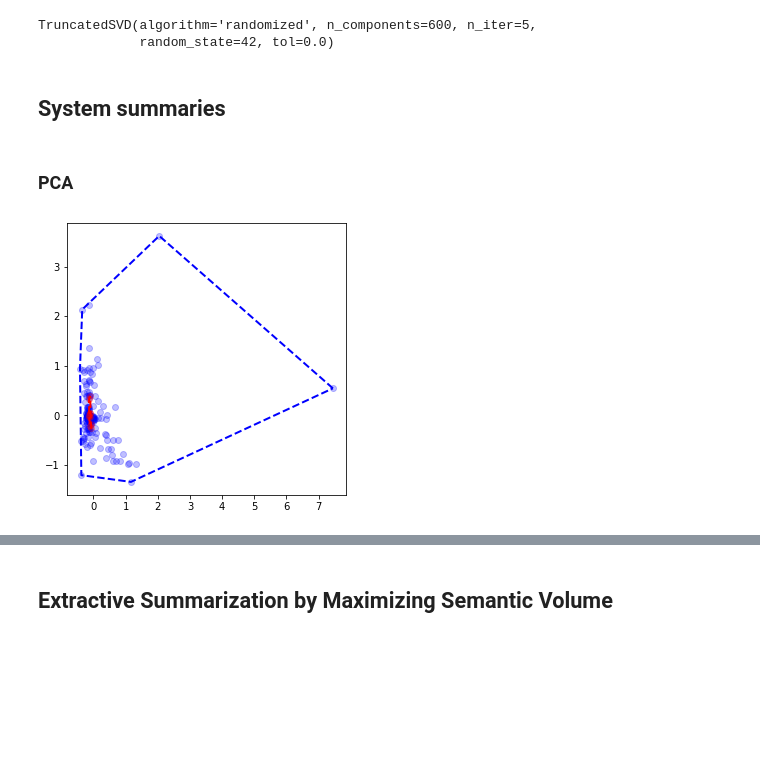
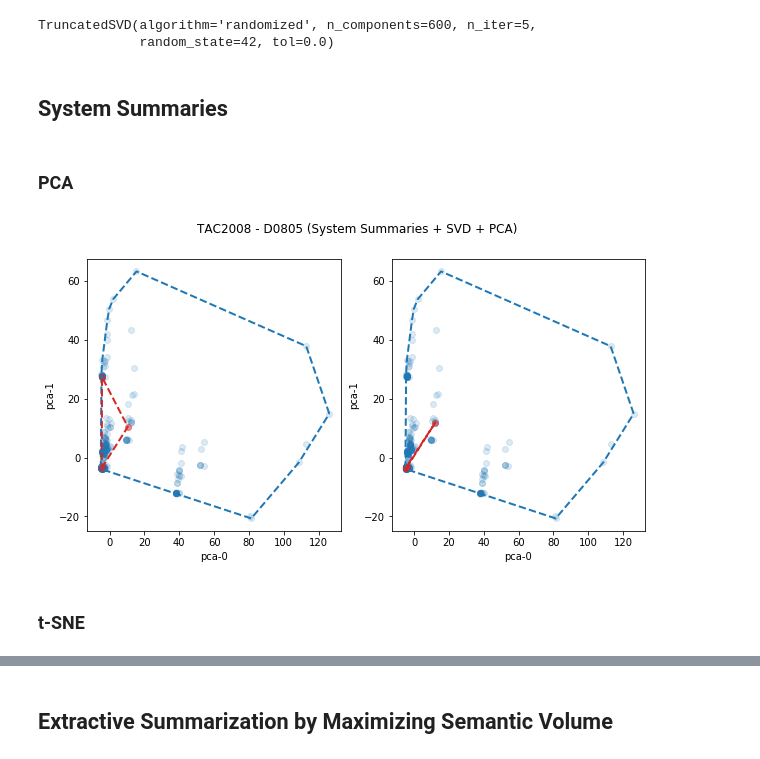
Before and after one commit to korunosk/geometry-of-text-summarization, a Jupyter notebook: main.ipynb, the cells around one changed output, grey strips where cells are left out. Cells and saved outputs as stored; diff of their text form; code cells hidden in the pictures; blank space fills up the shorter version.

```diff
--- a/main.ipynb
+++ b/main.ipynb
@@ -219,7 +172,7 @@ Use-case:
 5. Plot
 # %%
 DATASET = DATASETS[0]
-TOPIC = 'D0841'
+TOPIC = 'D0805'
 # %% [markdown]
 # Scores
 # %%
@@ -381,13 +341,10 @@ tac = load_data(DATASET, encoded=False)
 
 ### Extract
 topic = tac[TOPIC]
-documents, summaries, pyr_scores = extract(topic)
-
-### Convert to numpy array for convinience
-pyr_scores_np = np.array(pyr_scores)
+documents, summaries, indices, pyr_scores = extract(topic)
 
 ### Get indices of sorted pyramid socres
-m = np.argsort(-pyr_scores_np) # Holds sorted indices of the pyramid scores
+m = np.argsort(-pyr_scores) # Holds sorted indices of the pyramid scores
 # %%
 from sklearn.feature_extraction.text import CountVectorizer
 from sklearn.decomposition import TruncatedSVD
@@ -396,6 +353,13 @@ from sklearn.decomposition import TruncatedSVD
 vectorizer = CountVectorizer(analyzer='word', ngram_range=(2, 2))
 X = vectorizer.fit_transform(documents)
 
+# If bigram b is present in s_i,
+# we let s_i,b be the number of documents
+# in the corpus that contain bigram b, and
+# zero otherwise.
+nd = X.sum(axis=0)
+X = X.multiply(nd)
+
 ### Decompose
 svd = TruncatedSVD(n_components=600, random_state=42)
 svd.fit(X)
@@ -403,18 +367,22 @@ svd.fit(X)
 TruncatedSVD(algorithm='randomized', n_components=600, n_iter=5,
              random_state=42, tol=0.0)
 # %%
-document_embs = svd.transform(vectorizer.transform(documents))
-summary_embs = np.expand_dims(svd.transform(vectorizer.transform(summaries[m[0]])), axis=0)
+document_embs = svd.transform(vectorizer.transform(documents).multiply(nd))
+summary_embs = svd.transform(vectorizer.transform(summaries).multiply(nd))
 # %% [markdown]
-## System summaries
+## System Summaries
 # %% [markdown]
 ### PCA
 # %%
 document_pts, summary_pts = project_pca(document_embs, summary_embs)
 
-fig = plt.figure(figsize=(5,5))
-
-ax1 = fig.add_subplot(1,1,1)
-plot(ax1, document_pts, summary_pts[0], add_hull=True)
+fig = plt.figure(figsize=(10,5))
+fig.suptitle(DATASET + ' - ' + TOPIC + ' (System Summaries + SVD + PCA)')
+ax1 = fig.add_subplot(1,2,1)
+plot('pca', ax1, document_pts, summary_pts[indices[m[0],0]:indices[m[0],1]], plot_hull=True)
+ax2 = fig.add_subplot(1,2,2)
+plot('pca', ax2, document_pts, summary_pts[indices[m[1],0]:indices[m[1],1]], plot_hull=True)
 # %% [output]
-[figure, old version]
+[figure, new version]
+# %% [markdown]
+### t-SNE
```
Also changed, not shown: parts of 30 cells of this notebook.
